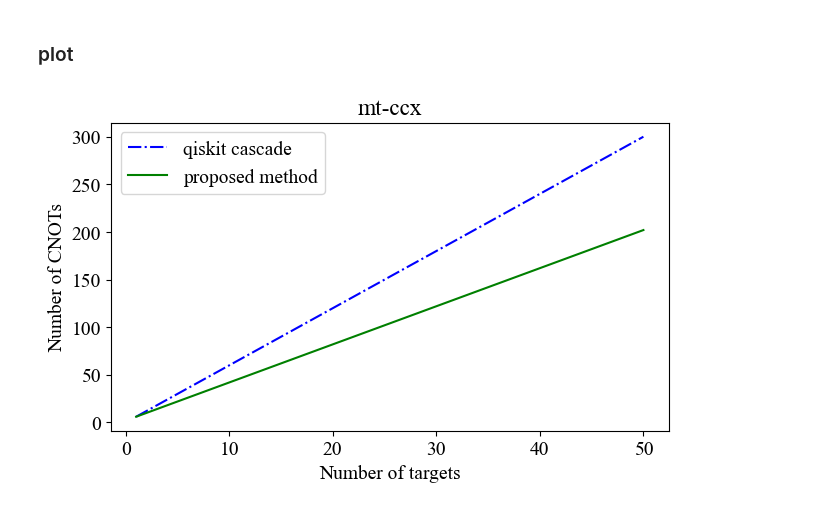
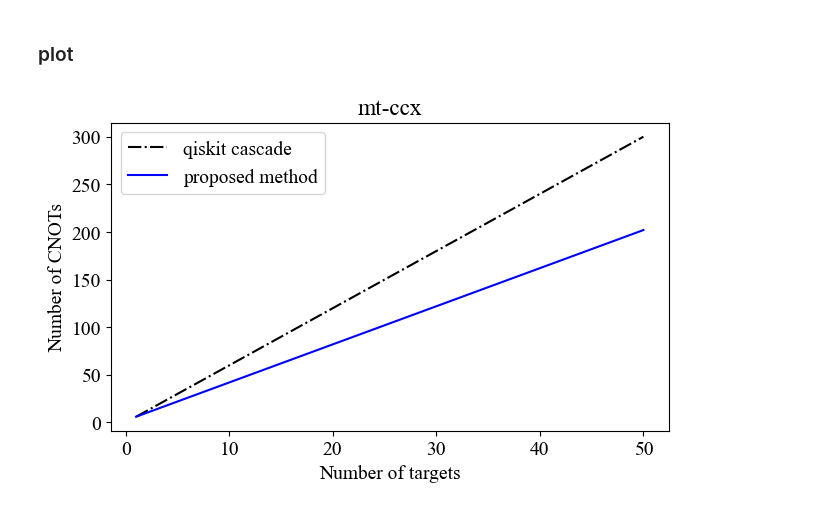
Before and after one commit to qclib/qclib, a Jupyter notebook: qclib/gates/toffoli_multi-target.ipynb, the cells around one changed output. Saved outputs shown, nothing was run; the diff lists cells and outputs as text; code cells hidden in the pictures.

```diff
--- a/qclib/gates/toffoli_multi-target.ipynb
+++ b/qclib/gates/toffoli_multi-target.ipynb
@@ -325,25 +325,25 @@ for i in range(1, 51):
 # %%
 x = np.arange(1, 51)
 # Plot the data as a line plot
 plt.rcParams["figure.figsize"] = (7.2, 4.0)
 plt.rcParams["font.family"] = "Times New Roman"
 plt.rcParams.update({'font.size': 14})
 
-plt.plot(x, qiskit_cnot, 'b-.')
-plt.plot(x, new_circuit_cnot, 'g-')
+plt.plot(x, qiskit_cnot, 'k-.')
+plt.plot(x, new_circuit_cnot, 'b-')
 
 plt.legend(
     ('qiskit cascade', 'proposed method'),
     loc='upper left', shadow=False
 )
 
 # Add labels to the axes and a title to the graph
 plt.title('mt-ccx')
 plt.xlabel('Number of targets')
 plt.ylabel('Number of CNOTs')
 plt.savefig('comparacao_toffoli.svg', dpi=300, bbox_inches='tight')
 
 # Display the graph
 plt.show()
 # %% [output]
-[figure, old version]
+[figure, new version]
```
